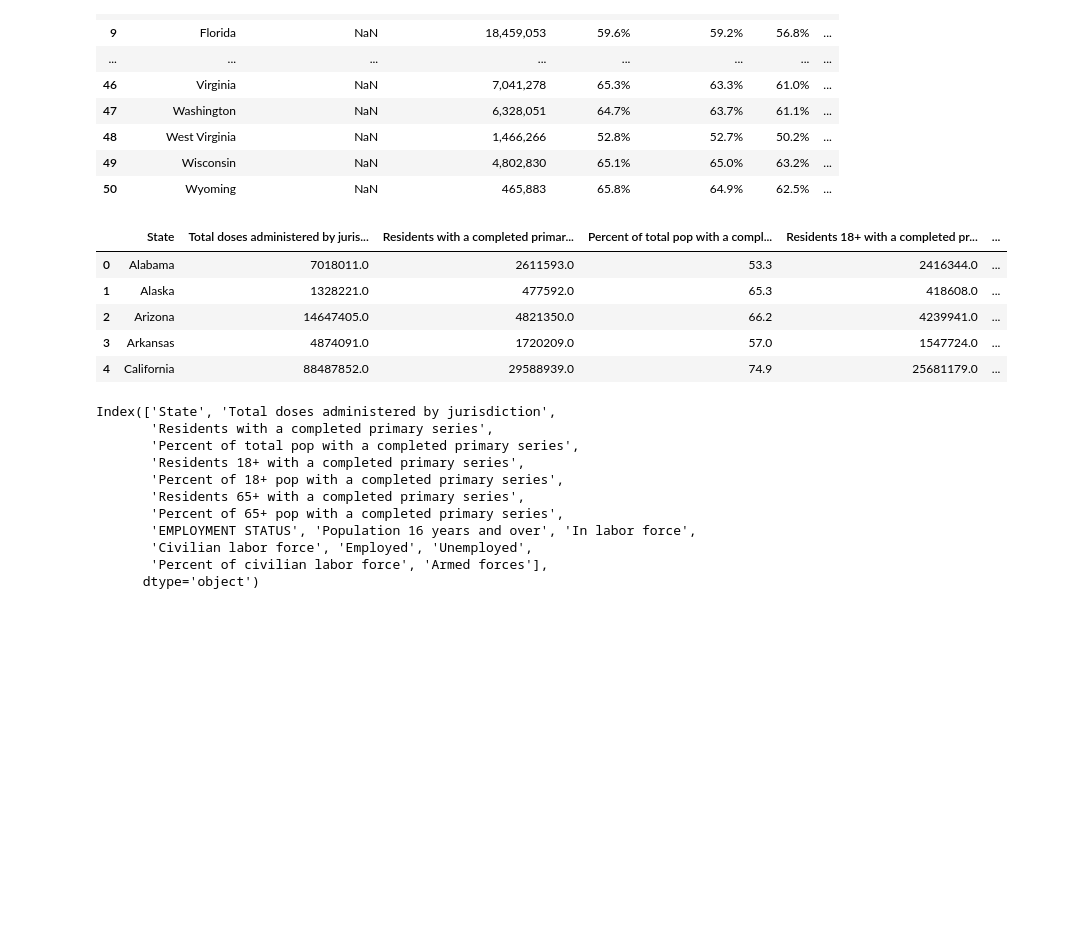
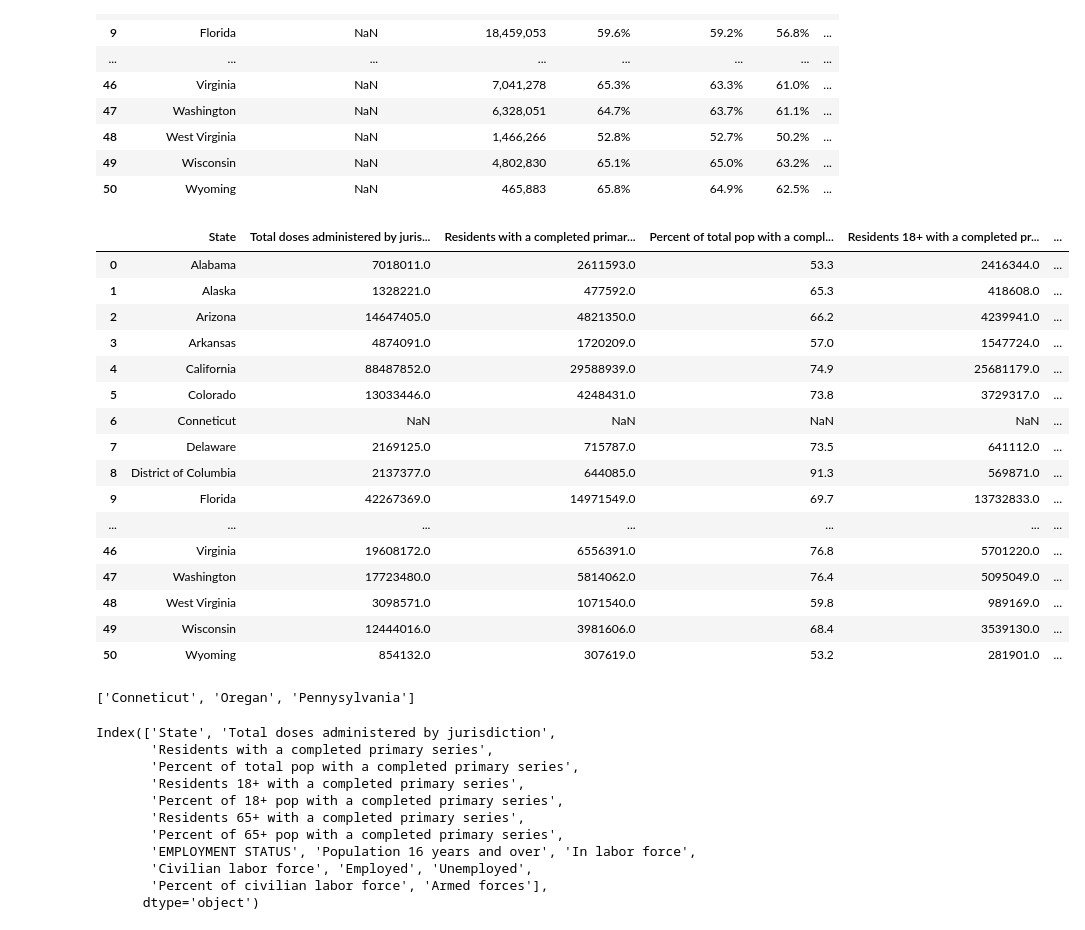
Before and after one commit to imnana18/project1_group07, a Jupyter notebook: project_files/vaccination_and_unemployment_correlation.ipynb, the cells around one changed output. Drawn from its saved outputs; the diff is of its cells as text; code cells hidden in the pictures; blank space fills up the shorter version.

```diff
--- a/project_files/vaccination_and_unemployment_correlation.ipynb
+++ b/project_files/vaccination_and_unemployment_correlation.ipynb
@@ -45,14 +45,36 @@ display(unemployment)
 # %%
 # Merge unemployment data with vaccine data
 vaccine_unemployed = pd.merge(vaccine, unemployment, on = "State", how = "right")
-display(vaccine_unemployed.head())
+display(vaccine_unemployed)
 # %% [output]
 |  | State | Total doses administered by juris... | Residents with a completed primar... | Percent of total pop with a compl... | Residents 18+ with a completed pr... | ... |
 | 0 | Alabama | 7018011.0 | 2611593.0 | 53.3 | 2416344.0 | ... |
 | 1 | Alaska | 1328221.0 | 477592.0 | 65.3 | 418608.0 | ... |
 | 2 | Arizona | 14647405.0 | 4821350.0 | 66.2 | 4239941.0 | ... |
 | 3 | Arkansas | 4874091.0 | 1720209.0 | 57.0 | 1547724.0 | ... |
 | 4 | California | 88487852.0 | 29588939.0 | 74.9 | 25681179.0 | ... |
+| 5 | Colorado | 13033446.0 | 4248431.0 | 73.8 | 3729317.0 | ... |
+| 6 | Conneticut | NaN | NaN | NaN | NaN | ... |
+| 7 | Delaware | 2169125.0 | 715787.0 | 73.5 | 641112.0 | ... |
+| 8 | District of Columbia | 2137377.0 | 644085.0 | 91.3 | 569871.0 | ... |
+| 9 | Florida | 42267369.0 | 14971549.0 | 69.7 | 13732833.0 | ... |
+| ... | ... | ... | ... | ... | ... | ... |
+| 46 | Virginia | 19608172.0 | 6556391.0 | 76.8 | 5701220.0 | ... |
+| 47 | Washington | 17723480.0 | 5814062.0 | 76.4 | 5095049.0 | ... |
+| 48 | West Virginia | 3098571.0 | 1071540.0 | 59.8 | 989169.0 | ... |
+| 49 | Wisconsin | 12444016.0 | 3981606.0 | 68.4 | 3539130.0 | ... |
+| 50 | Wyoming | 854132.0 | 307619.0 | 53.2 | 281901.0 | ... |
+# %%
+column_to_check = 'Percent of total pop with a completed primary series'
+
+# Filter states with NaN values in the specified column
+nan_states = vaccine_unemployed[vaccine_unemployed[column_to_check].isna()]['State'].tolist()
+display(nan_states)
+
+# Remove NaN values
+vaccine_unemployed = vaccine_unemployed.dropna(subset=['Percent of total pop with a completed primary series'])
+# %% [output]
+['Conneticut', 'Oregan', 'Pennysylvania']
 # %%
 # Fix funky column names
 vaccine_unemployed.columns = vaccine_unemployed.columns.str.strip() # Strip invisible trailing white space
```
Also changed, not shown: parts of 1 cell of this notebook.
